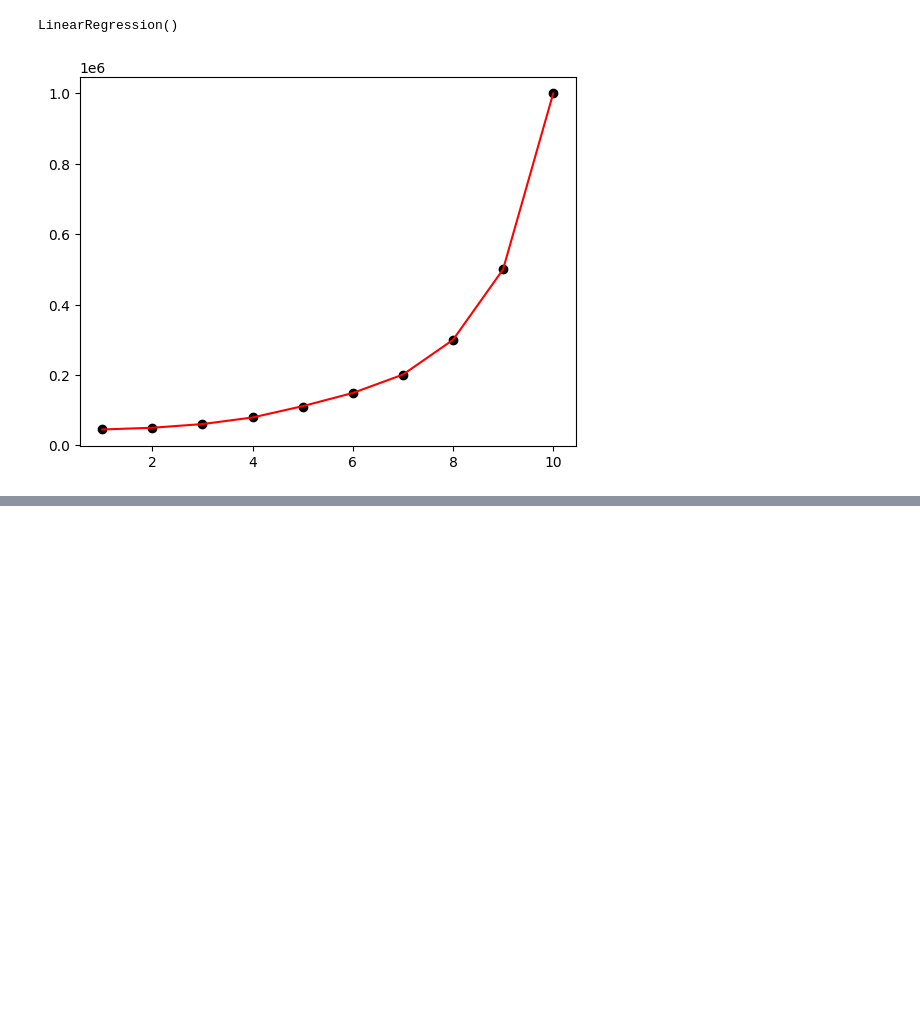
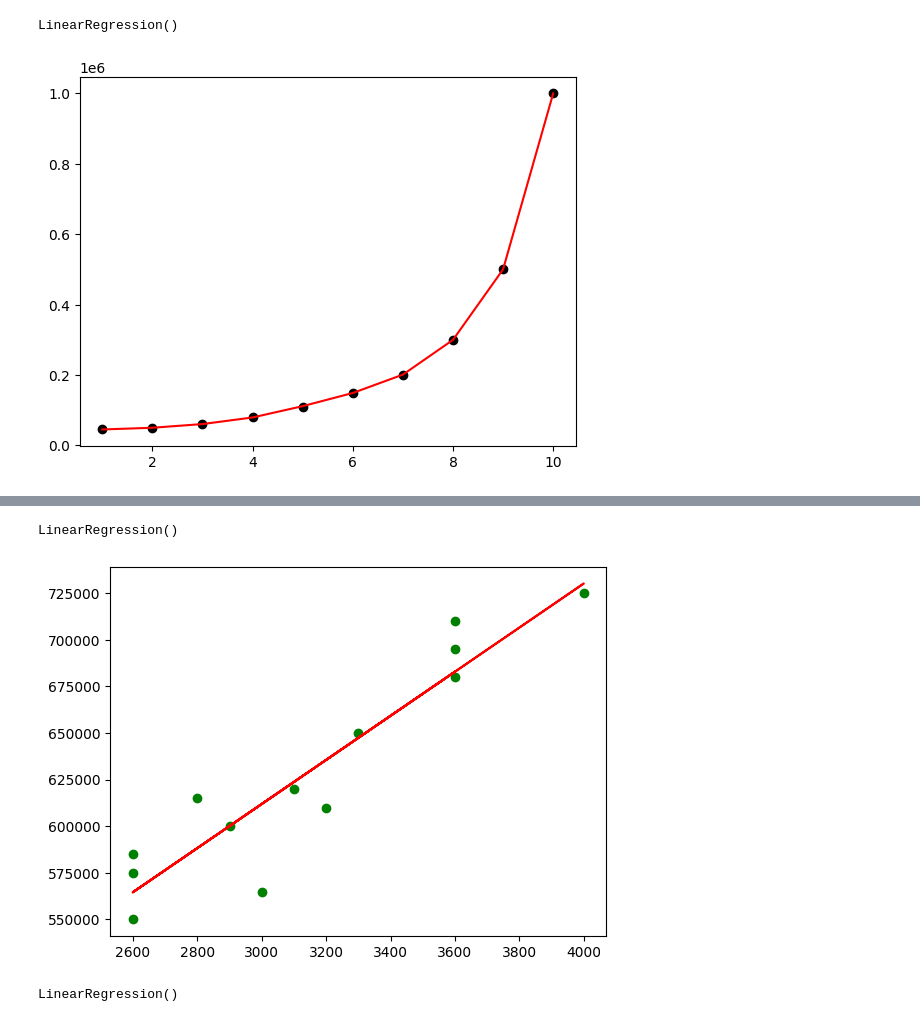
Before and after one commit to prashant-210110/programs, a Jupyter notebook: polynomial regression.ipynb, the cells around one changed output, grey strips where cells are left out. Saved outputs shown, nothing was run; the diff lists cells and outputs as text; code cells hidden in the pictures; blank space fills up the shorter version.

```diff
--- a/polynomial regression.ipynb
+++ b/polynomial regression.ipynb
@@ -47,0 +89,19 @@ plt.show()
+# %%
+model=LinearRegression()
+model.fit(x,y)
+# %% [output]
+LinearRegression()
+# %%
+plt.scatter(x,y,color="green")
+plt.plot(x,model.predict(x),color="red")
+plt.show()
+# %% [output]
+[figure, added]
+# %%
+from sklearn.preprocessing import PolynomialFeatures
+model2=PolynomialFeatures(degree=15)
+x_poly=model2.fit_transform(x)
+model3=LinearRegression()
+model3.fit(x_poly,y)
+# %% [output]
+LinearRegression()
```
Also changed, not shown: parts of 16 cells of this notebook, 1 other file.
